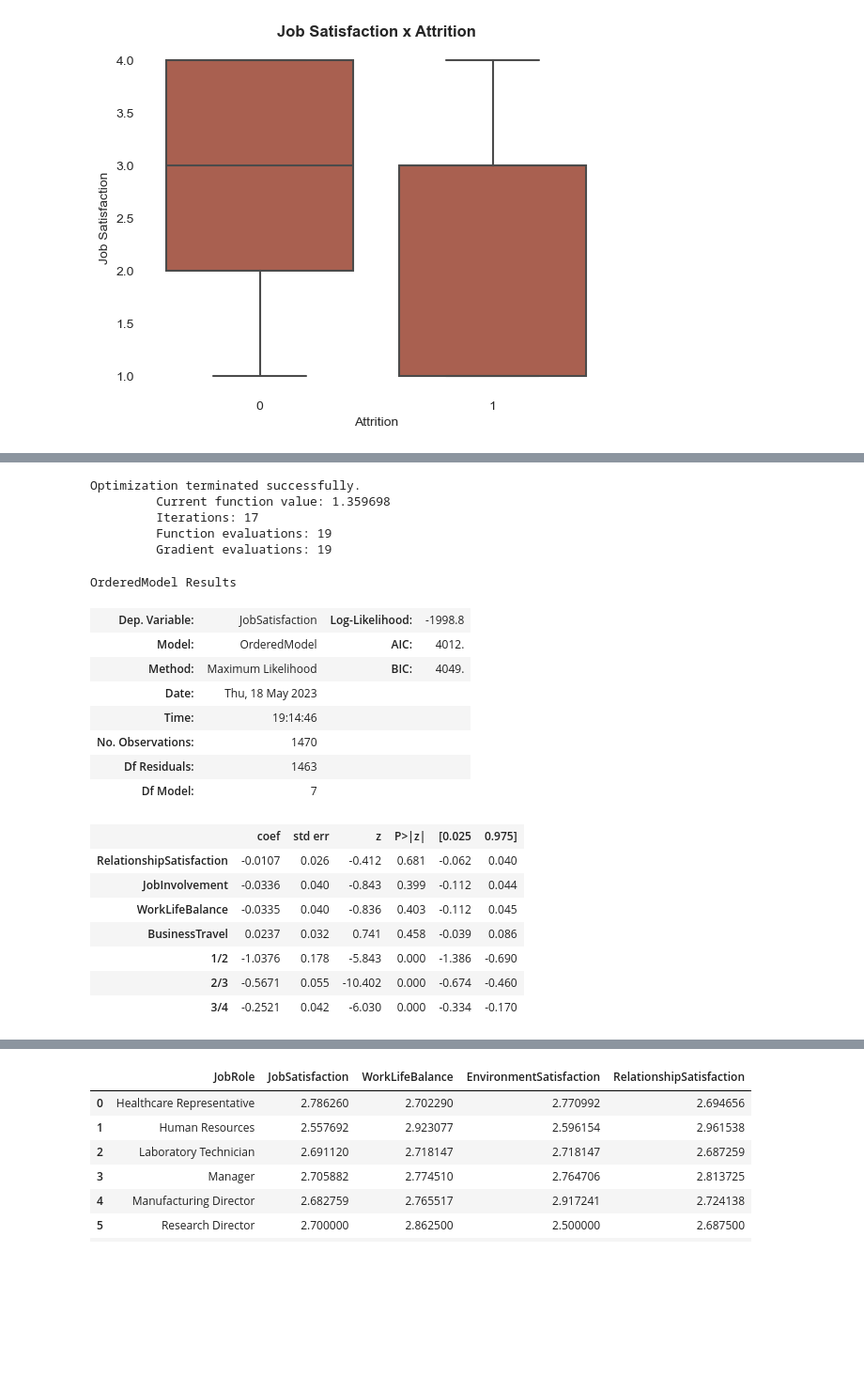
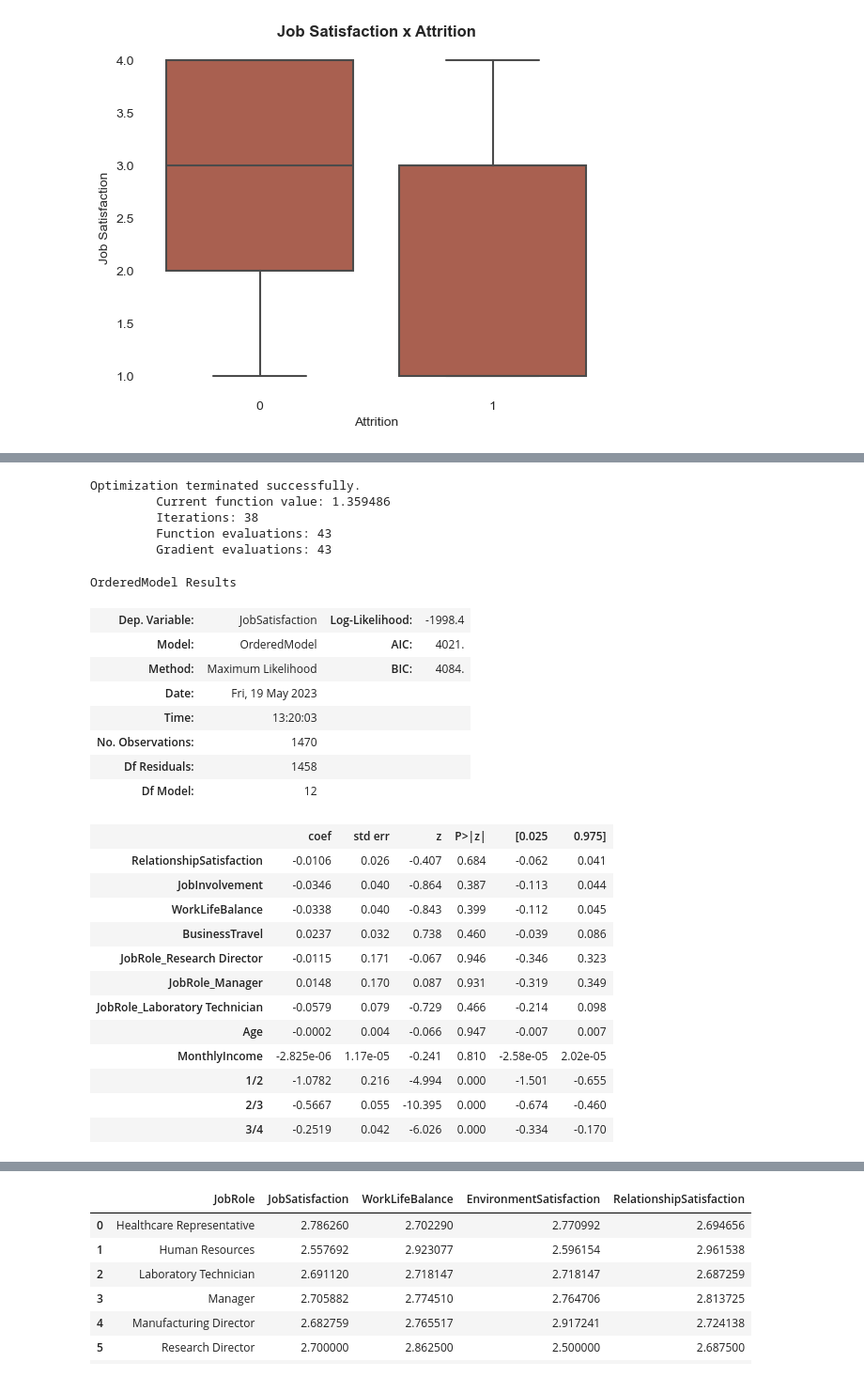
Before and after one commit to mlpost/Data-Projects, a Jupyter notebook: Kaggle HR Analytics/Predicting Attrition and Engagement/attritionAndEngagementAnalysis.ipynb, the cells around one changed output, grey strips where cells are left out. Shown at 94% size. Saved outputs shown, nothing was run; the diff lists cells and outputs as text; code cells hidden in the pictures; blank space fills up the shorter version.

```diff
--- a/Kaggle HR Analytics/Predicting Attrition and Engagement/attritionAndEngagementAnalysis.ipynb
+++ b/Kaggle HR Analytics/Predicting Attrition and Engagement/attritionAndEngagementAnalysis.ipynb
@@ -881,34 +790,44 @@ plt.show();
 # %%
 model = OrderedModel(hr_dummies['JobSatisfaction'], hr_dummies[[
                                                            'RelationshipSatisfaction',
                                                            'JobInvolvement',
                                                            'WorkLifeBalance',
                                                            'BusinessTravel',
+                                                           'JobRole_Research Director',
+                                                           'JobRole_Manager',
+                                                           'JobRole_Laboratory Technician',
+                                                           'Age',
+                                                           'MonthlyIncome'
 
                                                            ]])
 
 res_prob = model.fit(method = 'bfgs')
 res_prob.summary()
 # %% [output]
 Optimization terminated successfully.
-         Current function value: 1.359698
-         Iterations: 17
-         Function evaluations: 19
-         Gradient evaluations: 19
+         Current function value: 1.359486
+         Iterations: 38
+         Function evaluations: 43
+         Gradient evaluations: 43
 OrderedModel Results
-| Dep. Variable: | JobSatisfaction | Log-Likelihood: | -1998.8 |
-| Model: | OrderedModel | AIC: | 4012. |
-| Method: | Maximum Likelihood | BIC: | 4049. |
-| Date: | Thu, 18 May 2023 |  |  |
-| Time: | 19:14:46 |  |  |
+| Dep. Variable: | JobSatisfaction | Log-Likelihood: | -1998.4 |
+| Model: | OrderedModel | AIC: | 4021. |
+| Method: | Maximum Likelihood | BIC: | 4084. |
+| Date: | Fri, 19 May 2023 |  |  |
+| Time: | 13:20:03 |  |  |
 | No. Observations: | 1470 |  |  |
-| Df Residuals: | 1463 |  |  |
-| Df Model: | 7 |  |  |
+| Df Residuals: | 1458 |  |  |
+| Df Model: | 12 |  |  |
 |  | coef | std err | z | P>|z| | [0.025 | 0.975] |
-| RelationshipSatisfaction | -0.0107 | 0.026 | -0.412 | 0.681 | -0.062 | 0.040 |
-| JobInvolvement | -0.0336 | 0.040 | -0.843 | 0.399 | -0.112 | 0.044 |
-| WorkLifeBalance | -0.0335 | 0.040 | -0.836 | 0.403 | -0.112 | 0.045 |
-| BusinessTravel | 0.0237 | 0.032 | 0.741 | 0.458 | -0.039 | 0.086 |
-| 1/2 | -1.0376 | 0.178 | -5.843 | 0.000 | -1.386 | -0.690 |
-| 2/3 | -0.5671 | 0.055 | -10.402 | 0.000 | -0.674 | -0.460 |
-| 3/4 | -0.2521 | 0.042 | -6.030 | 0.000 | -0.334 | -0.170 |
+| RelationshipSatisfaction | -0.0106 | 0.026 | -0.407 | 0.684 | -0.062 | 0.041 |
+| JobInvolvement | -0.0346 | 0.040 | -0.864 | 0.387 | -0.113 | 0.044 |
+| WorkLifeBalance | -0.0338 | 0.040 | -0.843 | 0.399 | -0.112 | 0.045 |
+| BusinessTravel | 0.0237 | 0.032 | 0.738 | 0.460 | -0.039 | 0.086 |
+| JobRole_Research Director | -0.0115 | 0.171 | -0.067 | 0.946 | -0.346 | 0.323 |
+| JobRole_Manager | 0.0148 | 0.170 | 0.087 | 0.931 | -0.319 | 0.349 |
+| JobRole_Laboratory Technician | -0.0579 | 0.079 | -0.729 | 0.466 | -0.214 | 0.098 |
+| Age | -0.0002 | 0.004 | -0.066 | 0.947 | -0.007 | 0.007 |
+| MonthlyIncome | -2.825e-06 | 1.17e-05 | -0.241 | 0.810 | -2.58e-05 | 2.02e-05 |
+| 1/2 | -1.0782 | 0.216 | -4.994 | 0.000 | -1.501 | -0.655 |
+| 2/3 | -0.5667 | 0.055 | -10.395 | 0.000 | -0.674 | -0.460 |
+| 3/4 | -0.2519 | 0.042 | -6.026 | 0.000 | -0.334 | -0.170 |
```
Also changed, not shown: parts of 20 cells of this notebook.
